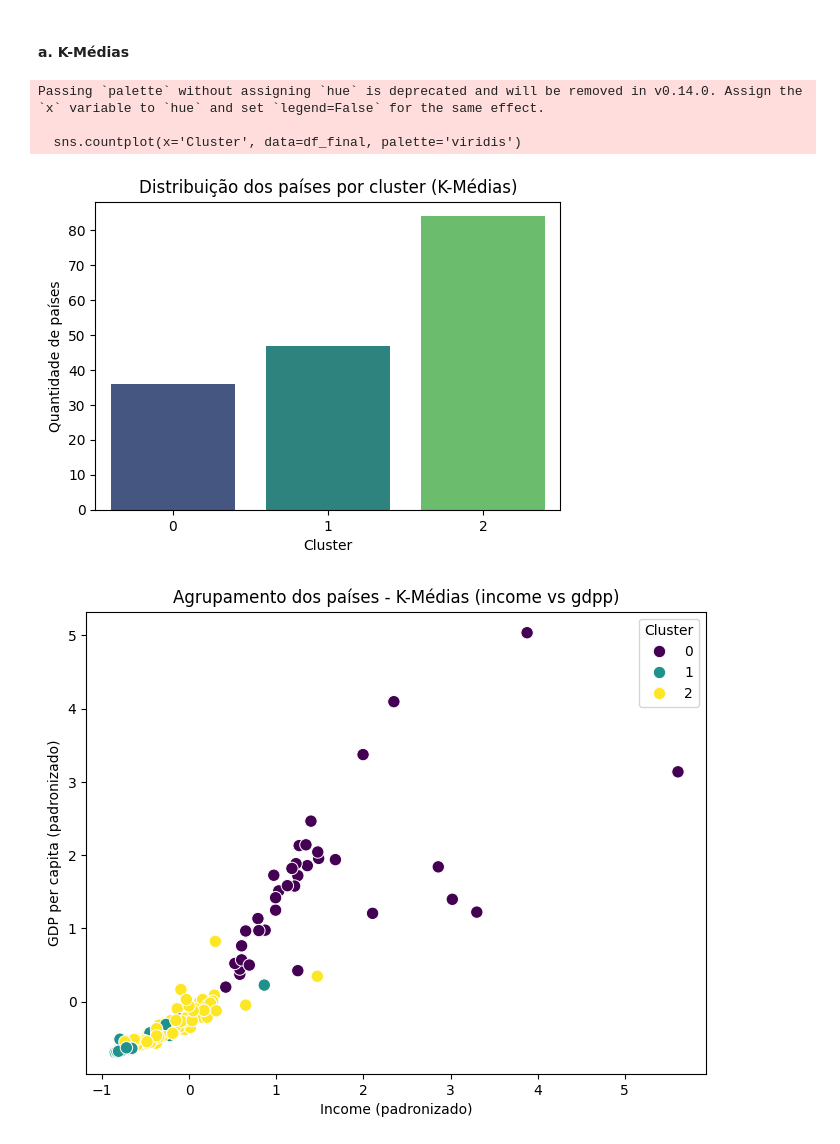
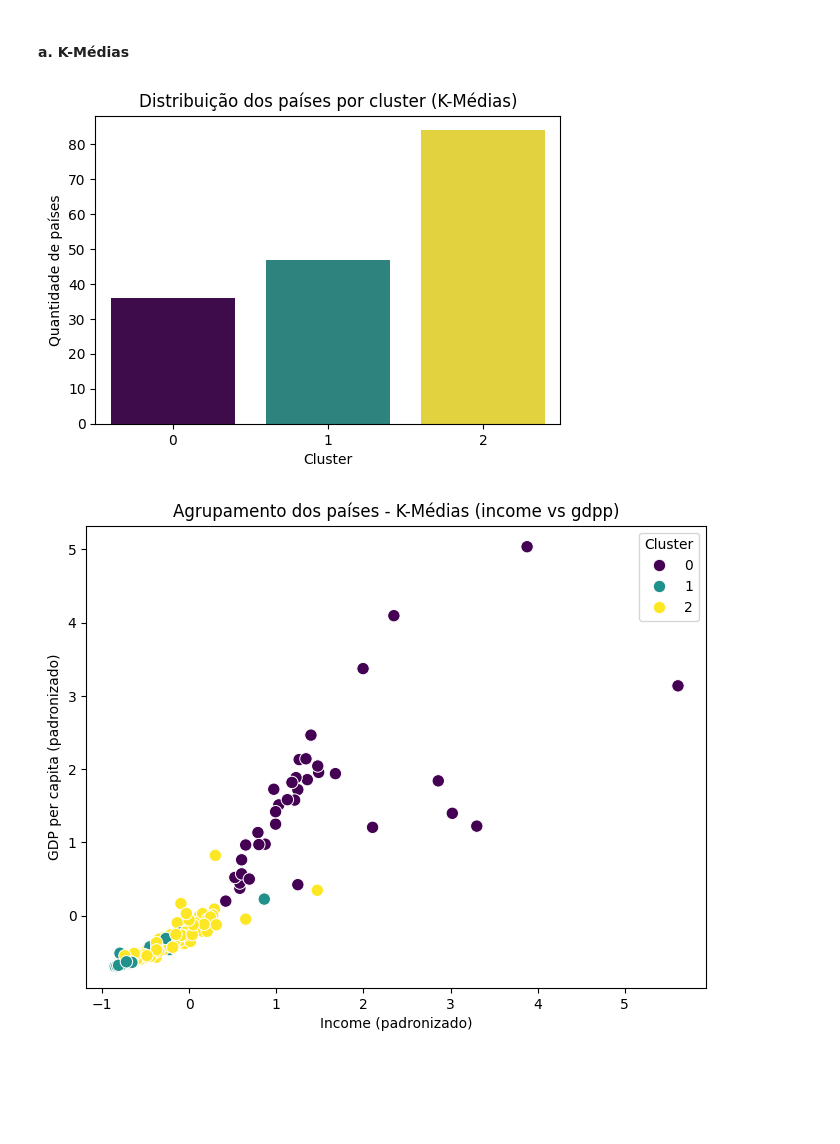
Before and after one commit to ljcunha/Algoritmo_clusterizacao, a Jupyter notebook: algoritmo_clusterizacao_pd.ipynb, the cells around one changed output. Drawn from its saved outputs; the diff is of its cells as text; code cells hidden in the pictures; blank space fills up the shorter version.

```diff
--- a/algoritmo_clusterizacao_pd.ipynb
+++ b/algoritmo_clusterizacao_pd.ipynb
@@ -294,18 +294,15 @@ df_final['Cluster'] = kmeans.fit_predict(df_scaled)
 # %%
 # ------------------------------------------------------------
 # 2. Visualização do número de países por grupo
 # ------------------------------------------------------------
 plt.figure(figsize=(6,4))
-sns.countplot(x='Cluster', data=df_final, palette='viridis')
+sns.countplot(x='Cluster', hue='Cluster', data=df_final, palette='viridis', legend=False)
 plt.title("Distribuição dos países por cluster (K-Médias)")
 plt.xlabel("Cluster")
 plt.ylabel("Quantidade de países")
 plt.show()
 # %% [output]
-Passing `palette` without assigning `hue` is deprecated and will be removed in v0.14.0. Assign the `x` variable to `hue` and set `legend=False` for the same effect.
-
-  sns.countplot(x='Cluster', data=df_final, palette='viridis')
-[figure, old version]
+[figure, new version]
 # %%
 # ------------------------------------------------------------
 # 3. Visualização gráfica de dispersão (exemplo 2D)
```
